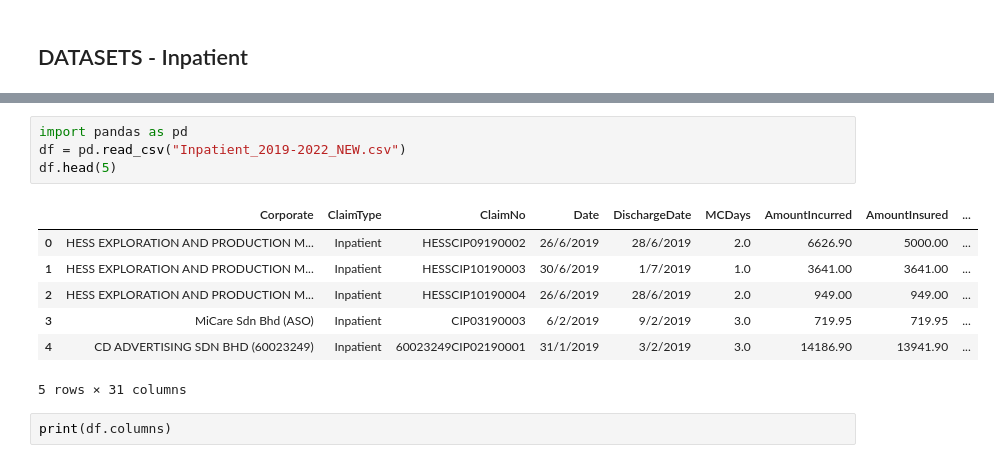
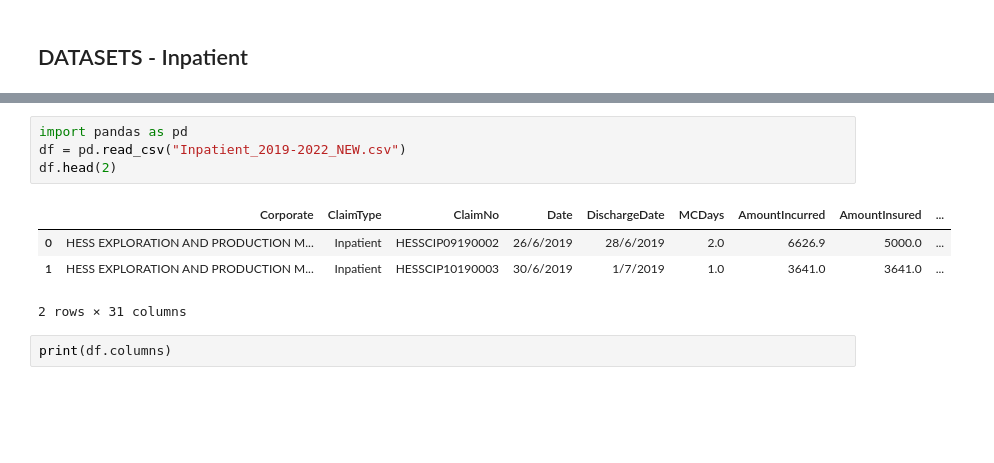
Before and after one commit to AngieChong/Research-Paper, a Jupyter notebook: P2_Prediction_of_Inpatient_Cost.ipynb, the cells around one changed output, grey strips where cells are left out. Cells and saved outputs as stored; diff of their text form; blank space fills up the shorter version.

```diff
--- a/P2_Prediction_of_Inpatient_Cost.ipynb
+++ b/P2_Prediction_of_Inpatient_Cost.ipynb
@@ -17,15 +17,12 @@ User uploaded file "Inpatient_2019-2022_NEW.csv" with length 299462048 bytes
 # %%
 import pandas as pd
 df = pd.read_csv("Inpatient_2019-2022_NEW.csv")
-df.head(5)
+df.head(2)
 # %% [output]
 |  | Corporate | ClaimType | ClaimNo | Date | DischargeDate | MCDays | AmountIncurred | AmountInsured | ... |
-| 0 | HESS EXPLORATION AND PRODUCTION M... | Inpatient | HESSCIP09190002 | 26/6/2019 | 28/6/2019 | 2.0 | 6626.90 | 5000.00 | ... |
-| 1 | HESS EXPLORATION AND PRODUCTION M... | Inpatient | HESSCIP10190003 | 30/6/2019 | 1/7/2019 | 1.0 | 3641.00 | 3641.00 | ... |
-| 2 | HESS EXPLORATION AND PRODUCTION M... | Inpatient | HESSCIP10190004 | 26/6/2019 | 28/6/2019 | 2.0 | 949.00 | 949.00 | ... |
-| 3 | MiCare Sdn Bhd (ASO) | Inpatient | CIP03190003 | 6/2/2019 | 9/2/2019 | 3.0 | 719.95 | 719.95 | ... |
-| 4 | CD ADVERTISING SDN BHD (60023249) | Inpatient | 60023249CIP02190001 | 31/1/2019 | 3/2/2019 | 3.0 | 14186.90 | 13941.90 | ... |
+| 0 | HESS EXPLORATION AND PRODUCTION M... | Inpatient | HESSCIP09190002 | 26/6/2019 | 28/6/2019 | 2.0 | 6626.9 | 5000.0 | ... |
+| 1 | HESS EXPLORATION AND PRODUCTION M... | Inpatient | HESSCIP10190003 | 30/6/2019 | 1/7/2019 | 1.0 | 3641.0 | 3641.0 | ... |
-5 rows × 31 columns
+2 rows × 31 columns
 # %%
 print(df.columns)
 # %% [output]
```
Also changed, not shown: parts of 33 cells of this notebook.
